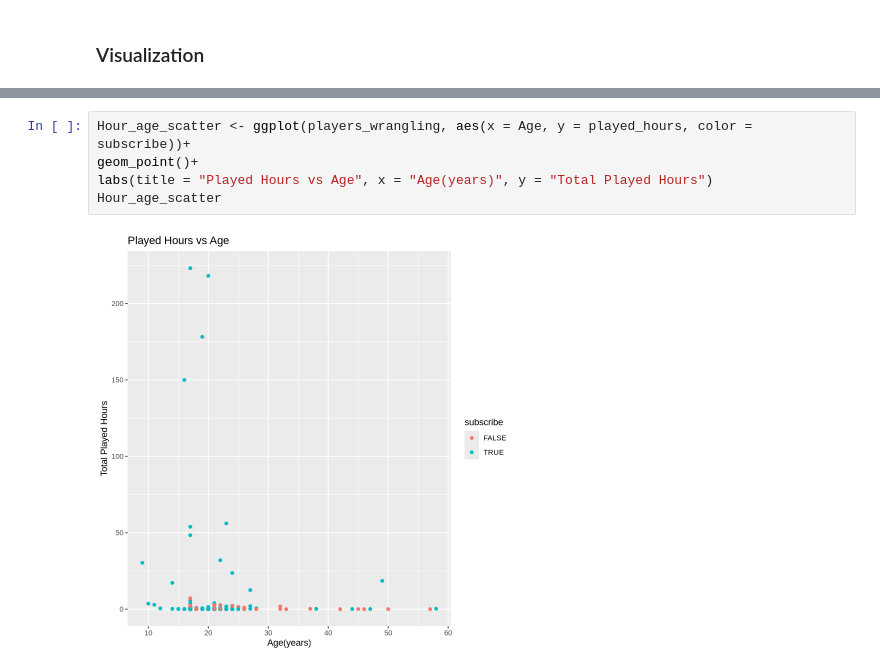
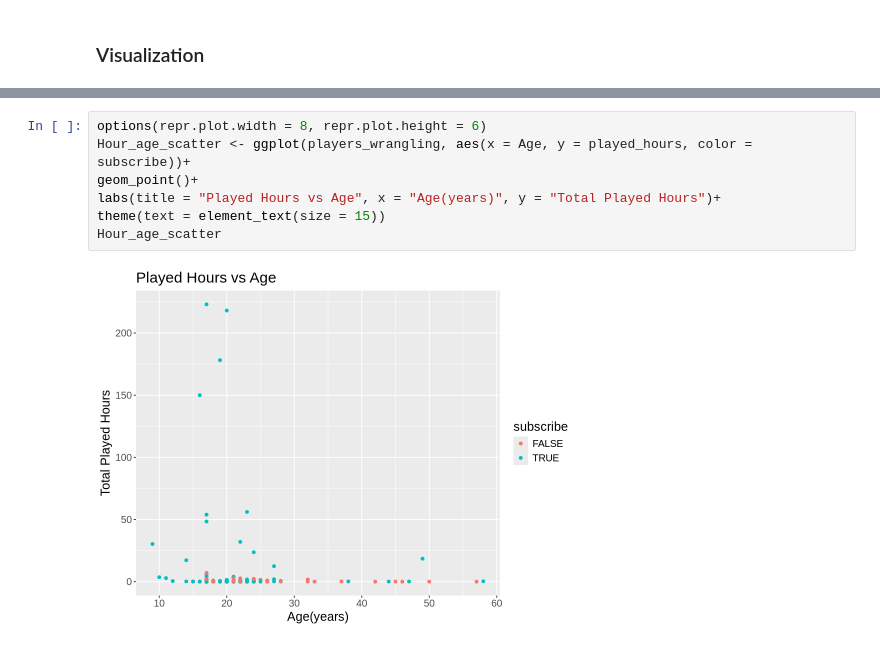
Before and after one commit to Jmmchai/individual-planning-stage, a Jupyter notebook: Individual project.ipynb, the cells around one changed output, grey strips where cells are left out. Drawn from its saved outputs; the diff is of its cells as text.

```diff
--- a/Individual project.ipynb
+++ b/Individual project.ipynb
@@ -167,7 +175,9 @@ A tibble: 2 × 2
 # %%
+options(repr.plot.width = 8, repr.plot.height = 6)
 Hour_age_scatter <- ggplot(players_wrangling, aes(x = Age, y = played_hours, color = subscribe))+
 geom_point()+
-labs(title = "Played Hours vs Age", x = "Age(years)", y = "Total Played Hours")
+labs(title = "Played Hours vs Age", x = "Age(years)", y = "Total Played Hours")+
+theme(text = element_text(size = 15))
 Hour_age_scatter
 # %% [output]
-[figure, old version]
+[figure, new version]
```
Also changed, not shown: parts of 4 cells of this notebook.
